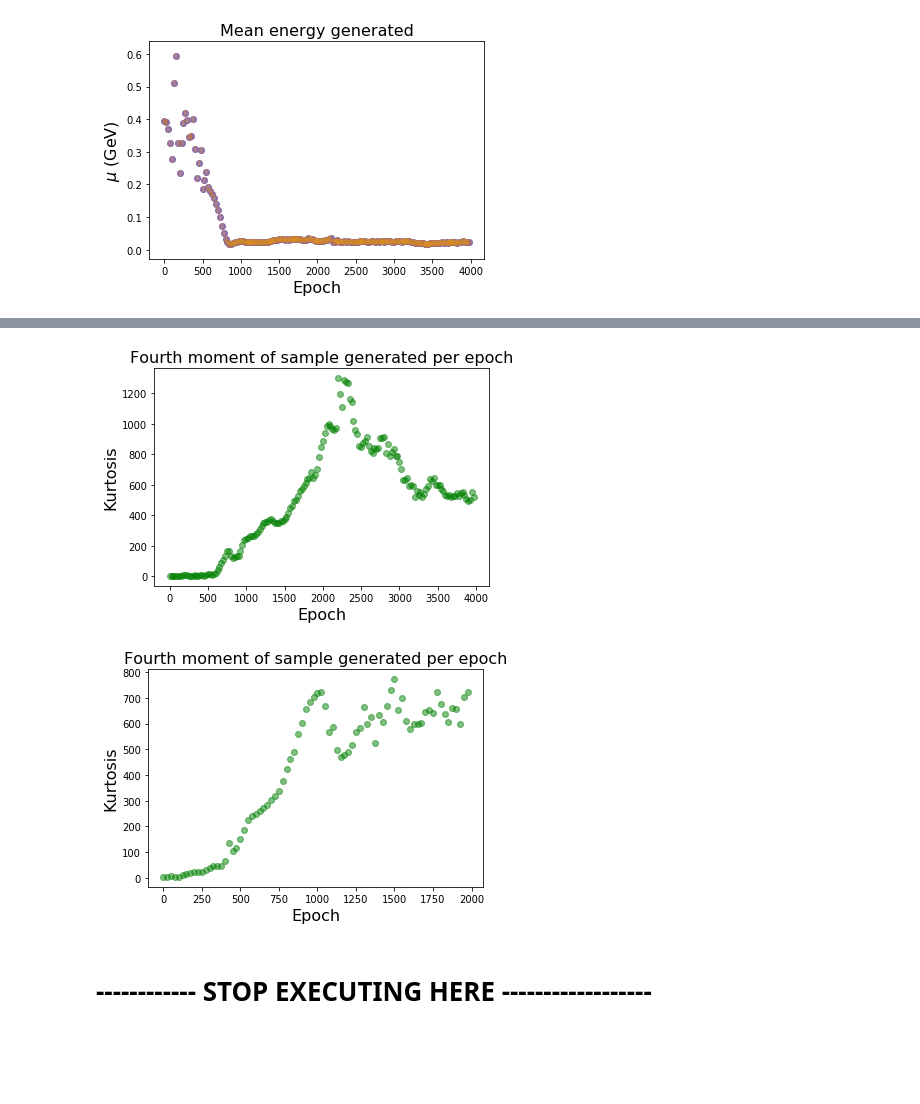
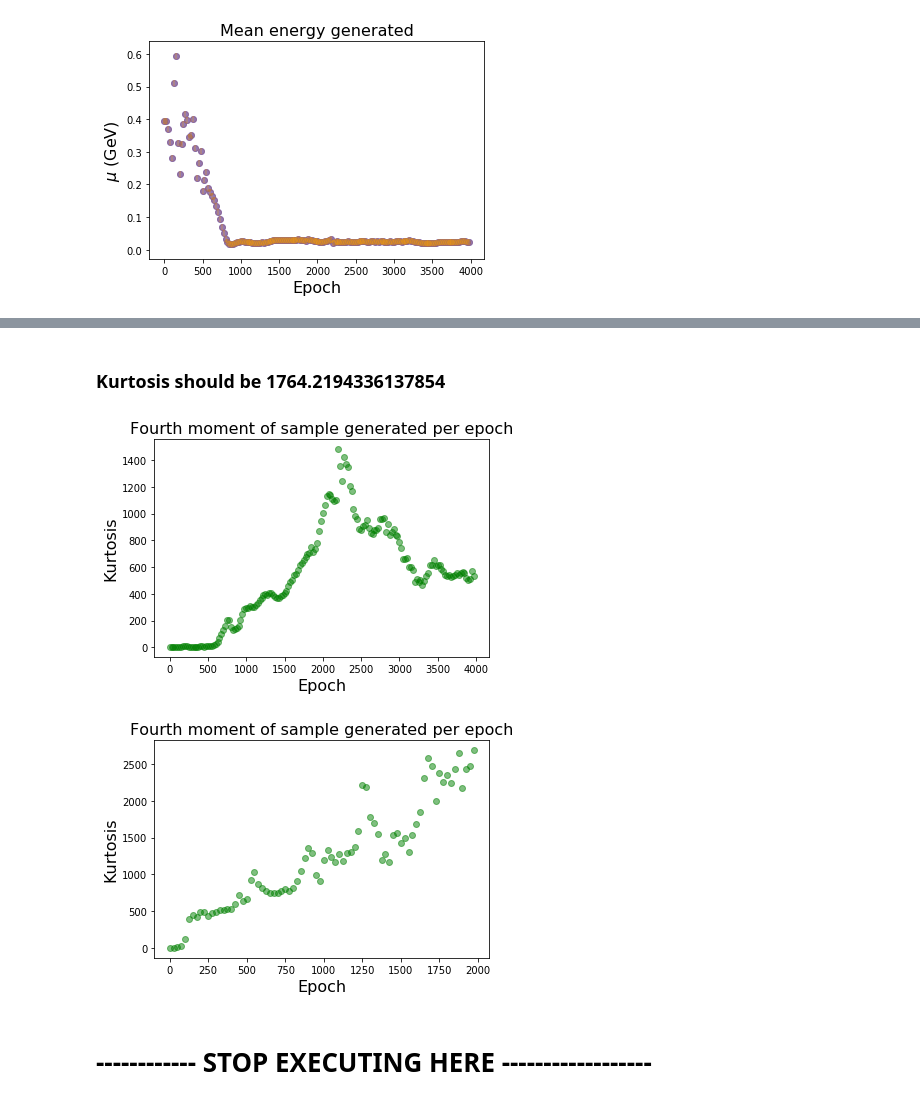
Before and after one commit to vitoriapacela/hgcal_wgan, a Jupyter notebook: evaluation.ipynb, the cells around one changed output, grey strips where cells are left out. Drawn from its saved outputs; the diff is of its cells as text; code cells hidden in the pictures; blank space fills up the shorter version.

Commit message:
fixed plot functions

```diff
--- a/evaluation.ipynb
+++ b/evaluation.ipynb
@@ -46,26 +14,0 @@ noise = np.random.normal(0, 1, (batch_size, latent_space))
-# %%
-def getMetric(all_g_weight, gen_model):
-    g = loadModel(gen_model)
-
-    means = []
-    stds = []
-    epochs = []
-    variances = []
-    skews = []
-    kurtoses = []
-
-    for w in glob.glob(all_g_weight):
-        epoch = w.split('/')[-1].split('_')[3]
-
-        g.load_weights(w)
-        generated_images = g.predict(noise)
-        #generated_images = generated_images.squeeze()
-
-        means.append(np.mean(generated_images))
-        stds.append(np.std(generated_images))
-        epochs.append(int(epoch))
-        variances.append(np.var(generated_images))
-        skews.append(skew(generated_images, axis=None))
-        kurtoses.append(kurtosis(generated_images, axis=None))
-
-    return means, stds, epochs, variances, skews, kurtoses
@@ -72,9 +17,12 @@ def getMetric(all_g_weight, gen_model):
 # %%
 all_g_weight1 = '/nfshome/vitoriabp/hgcal_wgan/trial23/weights/generator_weights_epoch_*.h5'
 gen_model1 = '/nfshome/vitoriabp/hgcal_wgan/trial23/weights/generator_model_bs_128_lr_0.00005_latent_100_ncritic_5_clip_0.01_shuffle.json'
+# %%
+all_g_weight2 = '/nfshome/vitoriabp/hgcal_wgan/trial27/weights/generator_weights_epoch_*.h5'
+gen_model2 = '/nfshome/vitoriabp/hgcal_wgan/trial27/weights/generator_model_bs_128_lr_0.00005_latent_100_ncritic_5_clip_0.01.json'
 # %%
-all_g_weight2 = '/nfshome/vitoriabp/hgcal_wgan/trial26/weights/generator_weights_epoch_*.h5'
-gen_model2 = '/nfshome/vitoriabp/hgcal_wgan/trial26/weights/generator_model_change_discriminator.json'
+#all_g_weight2 = '/nfshome/vitoriabp/hgcal_wgan/trial26/weights/generator_weights_epoch_*.h5'
+#gen_model2 = '/nfshome/vitoriabp/hgcal_wgan/trial26/weights/generator_model_change_discriminator.json'
 # %%
 means1, stds1, epochs1, vars1, skews1, kurtoses1 = getMetric(all_g_weight1, gen_model1)
 # %% [output]
@@ -220,11 +84,13 @@ def plotKurtoses(epochs, kurtoses):
+# %% [markdown]
+### Kurtosis should be 1764.2194336137854
 # %%
-plotKurtoses(epochs1, kurtoses1)
+plotKurtosis(epochs1, kurtoses1)
 # %% [output]
-[figure, old version]
+[figure, new version]
 # %%
-plotKurtoses(epochs2, kurtoses2)
+plotKurtosis(epochs2, kurtoses2)
 # %% [output]
-[figure, old version]
+[figure, new version]
 # %% [markdown]
 # ------------ STOP EXECUTING HERE ------------------
 # %%
```
Also changed, not shown: parts of 31 cells of this notebook, 1 other file.
